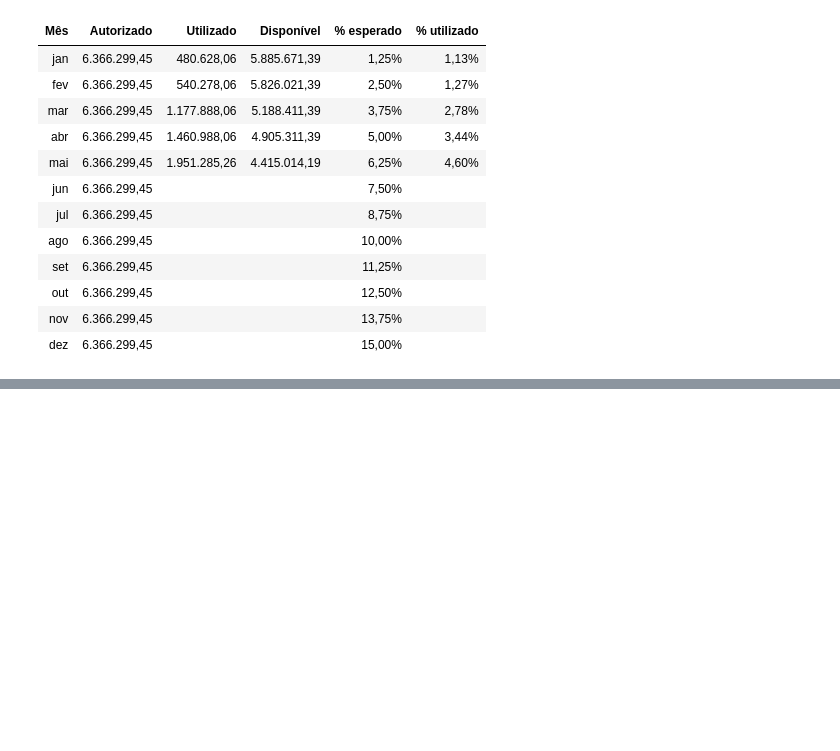
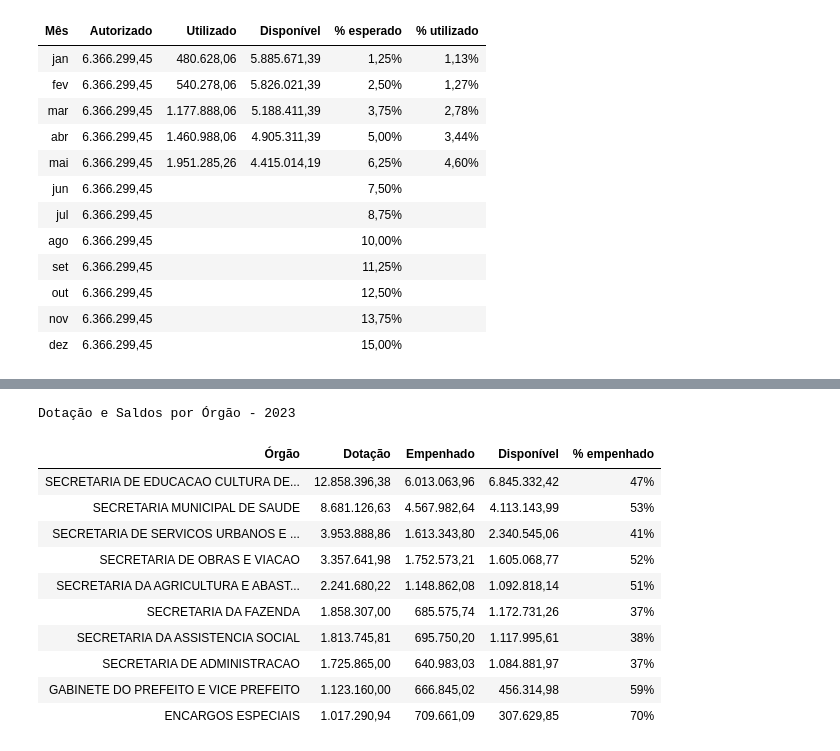
Before and after one commit to iddrs/iddrs-kpi, a Jupyter notebook: _build/jupyter_execute/src/pm/orcamento.ipynb, the cells around one changed output, grey strips where cells are left out. Cells and saved outputs as stored; diff of their text form; code cells hidden in the pictures; blank space fills up the shorter version.

```diff
--- a/_build/jupyter_execute/src/pm/orcamento.ipynb
+++ b/_build/jupyter_execute/src/pm/orcamento.ipynb
@@ -395,0 +442,29 @@ Suplementação Autorizada na LOA - 2023
+# %%
+lspec = {
+    'nome_orgao': 'Órgão',
+    'total': 'Dotação',
+    'empenhado': 'Empenhado',
+    'saldo': 'Disponível',
+    'perc_emp': '% empenhado'
+}
+lfmt = {
+    'total': money_formatter,
+    'saldo': money_formatter,
+    'empenhado': money_formatter,
+    'perc_emp': perc0_formatter
+}
+df = df_table(orcamento.copy(), lspec, lfmt)
+df.style.set_caption(f'{nome} - {dt.year}').hide(axis='index')
+# %% [output]
+Dotação e Saldos por Órgão - 2023
+| Órgão | Dotação | Empenhado | Disponível | % empenhado |
+| SECRETARIA DE EDUCACAO CULTURA DE... | 12.858.396,38 | 6.013.063,96 | 6.845.332,42 | 47% |
+| SECRETARIA MUNICIPAL DE SAUDE | 8.681.126,63 | 4.567.982,64 | 4.113.143,99 | 53% |
+| SECRETARIA DE SERVICOS URBANOS E ... | 3.953.888,86 | 1.613.343,80 | 2.340.545,06 | 41% |
+| SECRETARIA DE OBRAS E VIACAO | 3.357.641,98 | 1.752.573,21 | 1.605.068,77 | 52% |
+| SECRETARIA DA AGRICULTURA E ABAST... | 2.241.680,22 | 1.148.862,08 | 1.092.818,14 | 51% |
+| SECRETARIA DA FAZENDA | 1.858.307,00 | 685.575,74 | 1.172.731,26 | 37% |
+| SECRETARIA DA ASSISTENCIA SOCIAL | 1.813.745,81 | 695.750,20 | 1.117.995,61 | 38% |
+| SECRETARIA DE ADMINISTRACAO | 1.725.865,00 | 640.983,03 | 1.084.881,97 | 37% |
+| GABINETE DO PREFEITO E VICE PREFEITO | 1.123.160,00 | 666.845,02 | 456.314,98 | 59% |
+| ENCARGOS ESPECIAIS | 1.017.290,94 | 709.661,09 | 307.629,85 | 70% |
```
Also changed, not shown: parts of 4 cells of this notebook, 20 other files.
